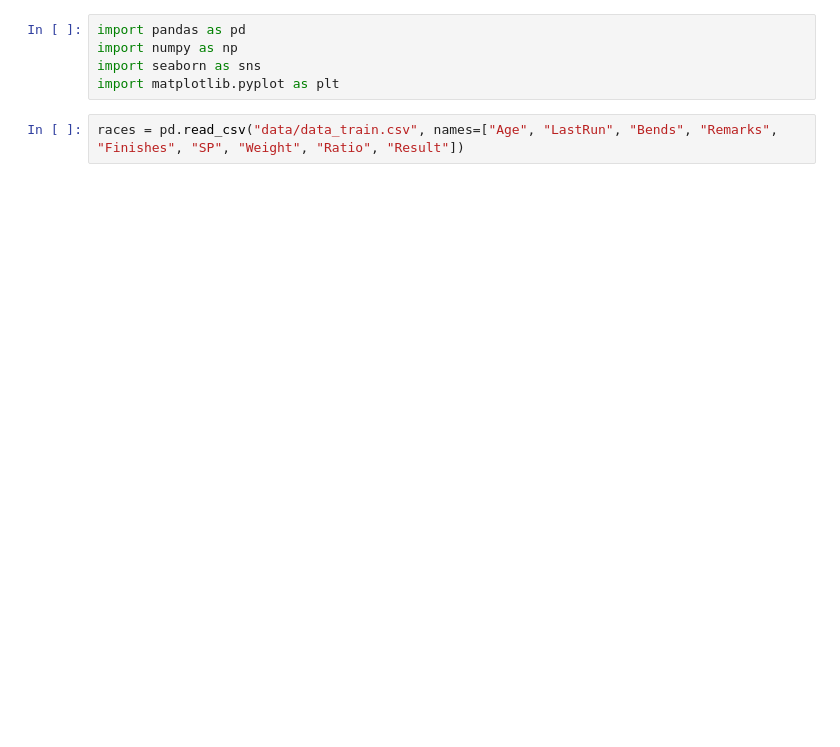
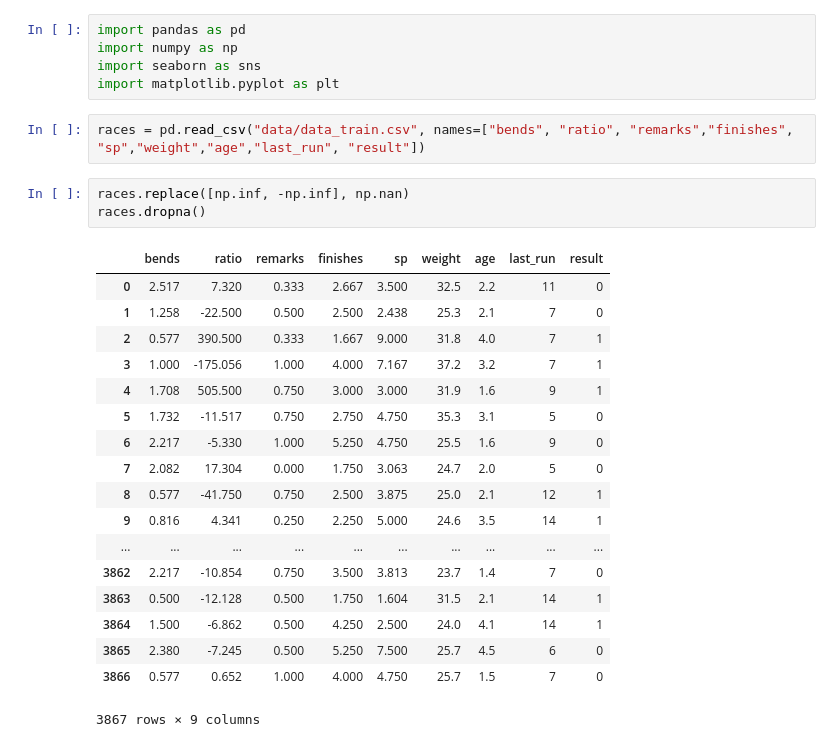
Before and after one commit to brunowenzel07/pyhounds, a Jupyter notebook: data_analisys.ipynb, the cells around one changed output. Cells and saved outputs as stored; diff of their text form; blank space fills up the shorter version.

```diff
--- a/data_analisys.ipynb
+++ b/data_analisys.ipynb
@@ -3,8 +3,30 @@ import pandas as pd
 import numpy as np
 import seaborn as sns
 import matplotlib.pyplot as plt
-# %%
-races = pd.read_csv("data/data_train.csv", names=["Age", "LastRun", "Bends", "Remarks", "Finishes", "SP", "Weight", "Ratio", "Result"])
+# %%
+races = pd.read_csv("data/data_train.csv", names=["bends", "ratio", "remarks","finishes", "sp","weight","age","last_run", "result"])
+# %%
+races.replace([np.inf, -np.inf], np.nan)
+races.dropna()
+# %% [output]
+|  | bends | ratio | remarks | finishes | sp | weight | age | last_run | result |
+| 0 | 2.517 | 7.320 | 0.333 | 2.667 | 3.500 | 32.5 | 2.2 | 11 | 0 |
+| 1 | 1.258 | -22.500 | 0.500 | 2.500 | 2.438 | 25.3 | 2.1 | 7 | 0 |
+| 2 | 0.577 | 390.500 | 0.333 | 1.667 | 9.000 | 31.8 | 4.0 | 7 | 1 |
+| 3 | 1.000 | -175.056 | 1.000 | 4.000 | 7.167 | 37.2 | 3.2 | 7 | 1 |
+| 4 | 1.708 | 505.500 | 0.750 | 3.000 | 3.000 | 31.9 | 1.6 | 9 | 1 |
+| 5 | 1.732 | -11.517 | 0.750 | 2.750 | 4.750 | 35.3 | 3.1 | 5 | 0 |
+| 6 | 2.217 | -5.330 | 1.000 | 5.250 | 4.750 | 25.5 | 1.6 | 9 | 0 |
+| 7 | 2.082 | 17.304 | 0.000 | 1.750 | 3.063 | 24.7 | 2.0 | 5 | 0 |
+| 8 | 0.577 | -41.750 | 0.750 | 2.500 | 3.875 | 25.0 | 2.1 | 12 | 1 |
+| 9 | 0.816 | 4.341 | 0.250 | 2.250 | 5.000 | 24.6 | 3.5 | 14 | 1 |
+| ... | ... | ... | ... | ... | ... | ... | ... | ... | ... |
+| 3862 | 2.217 | -10.854 | 0.750 | 3.500 | 3.813 | 23.7 | 1.4 | 7 | 0 |
+| 3863 | 0.500 | -12.128 | 0.500 | 1.750 | 1.604 | 31.5 | 2.1 | 14 | 1 |
+| 3864 | 1.500 | -6.862 | 0.500 | 4.250 | 2.500 | 24.0 | 4.1 | 14 | 1 |
+| 3865 | 2.380 | -7.245 | 0.500 | 5.250 | 7.500 | 25.7 | 4.5 | 6 | 0 |
+| 3866 | 0.577 | 0.652 | 1.000 | 4.000 | 4.750 | 25.7 | 1.5 | 7 | 0 |
+3867 rows × 9 columns
 # %%
 races.head()
 # %% [output]
```
Also changed, not shown: parts of 2 cells of this notebook, 10 other files.
